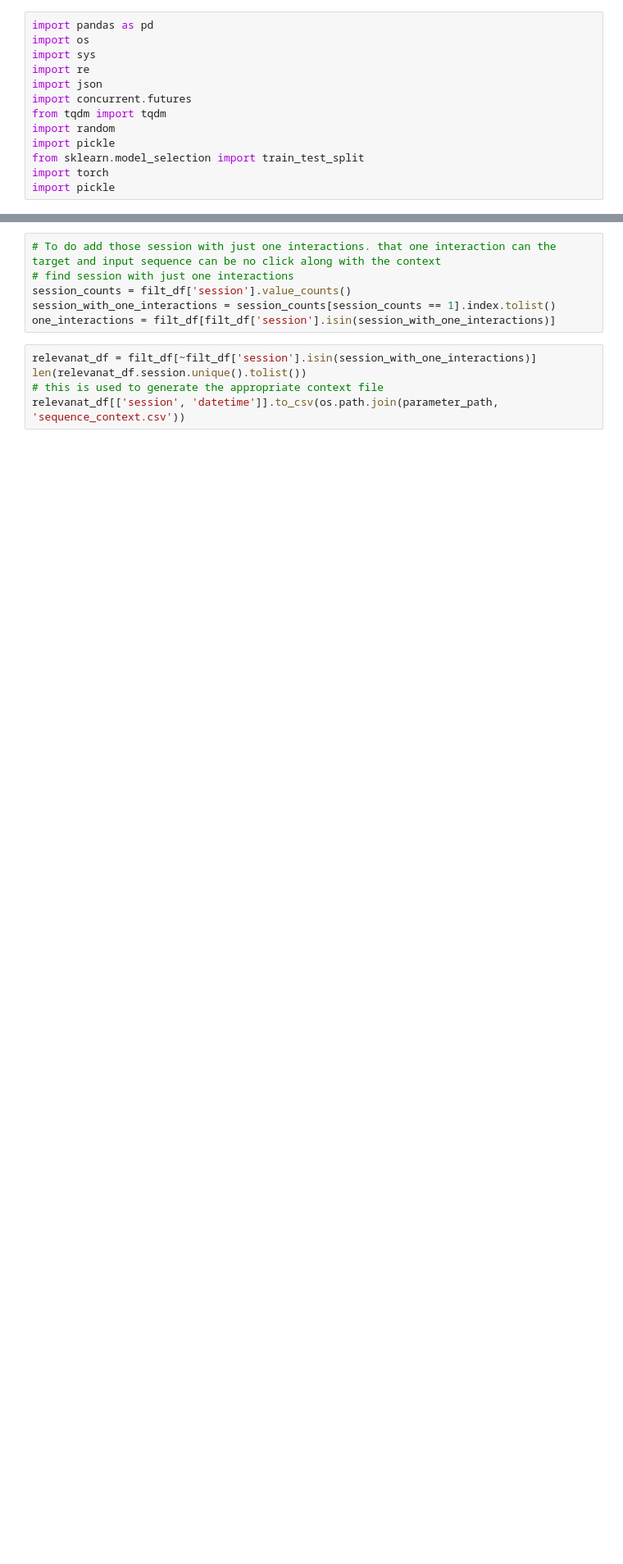
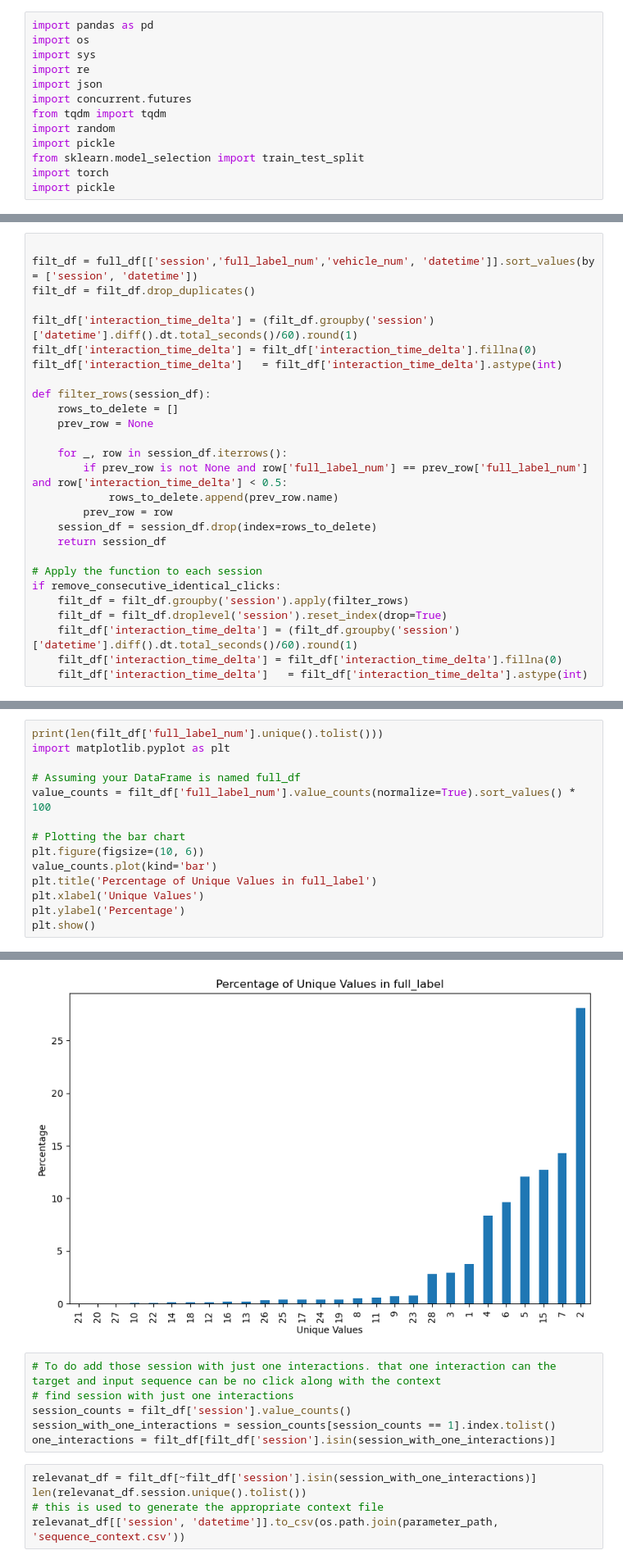
Before and after one commit to sreeragvn/CARSI-II-Master-Thesis-Context-Aware-Recsys, a Jupyter notebook: preprocessing/05_sequencing.ipynb, the cells around one changed output, grey strips where cells are left out. Shown at 82% size. Cells and saved outputs as stored; diff of their text form; blank space fills up the shorter version.

```diff
--- a/preprocessing/05_sequencing.ipynb
+++ b/preprocessing/05_sequencing.ipynb
@@ -103,3 +83,30 @@ plt.show()
 # %% [output]
 28
 [figure]
+# %%
+
+filt_df = full_df[['session','full_label_num','vehicle_num', 'datetime']].sort_values(by = ['session', 'datetime'])
+filt_df = filt_df.drop_duplicates()
+
+filt_df['interaction_time_delta'] = (filt_df.groupby('session')['datetime'].diff().dt.total_seconds()/60).round(1)
+filt_df['interaction_time_delta'] = filt_df['interaction_time_delta'].fillna(0)
+filt_df['interaction_time_delta']   = filt_df['interaction_time_delta'].astype(int)
+
+def filter_rows(session_df):
+    rows_to_delete = []
+    prev_row = None
+
+    for _, row in session_df.iterrows():
+        if prev_row is not None and row['full_label_num'] == prev_row['full_label_num'] and row['interaction_time_delta'] < 0.5:
+            rows_to_delete.append(prev_row.name)
+        prev_row = row
+    session_df = session_df.drop(index=rows_to_delete)
+    return session_df
+
+# Apply the function to each session
+if remove_consecutive_identical_clicks:
+    filt_df = filt_df.groupby('session').apply(filter_rows)
+    filt_df = filt_df.droplevel('session').reset_index(drop=True)
+    filt_df['interaction_time_delta'] = (filt_df.groupby('session')['datetime'].diff().dt.total_seconds()/60).round(1)
+    filt_df['interaction_time_delta'] = filt_df['interaction_time_delta'].fillna(0)
+    filt_df['interaction_time_delta']   = filt_df['interaction_time_delta'].astype(int)
@@ -105,0 +135,15 @@ plt.show()
+# %%
+print(len(filt_df['full_label_num'].unique().tolist()))
+import matplotlib.pyplot as plt
+
+# Assuming your DataFrame is named full_df
+value_counts = filt_df['full_label_num'].value_counts(normalize=True).sort_values() * 100
+
+# Plotting the bar chart
+plt.figure(figsize=(10, 6))
+value_counts.plot(kind='bar')
+plt.title('Percentage of Unique Values in full_label')
+plt.xlabel('Unique Values')
+plt.ylabel('Percentage')
+plt.show()
+# %% [output]
@@ -106,3 +151,4 @@ plt.show()
+[figure, added]
 # %%
 # To do add those session with just one interactions. that one interaction can the target and input sequence can be no click along with the context
 # find session with just one interactions
```
Also changed, not shown: parts of 12 cells of this notebook, 58 other files.
